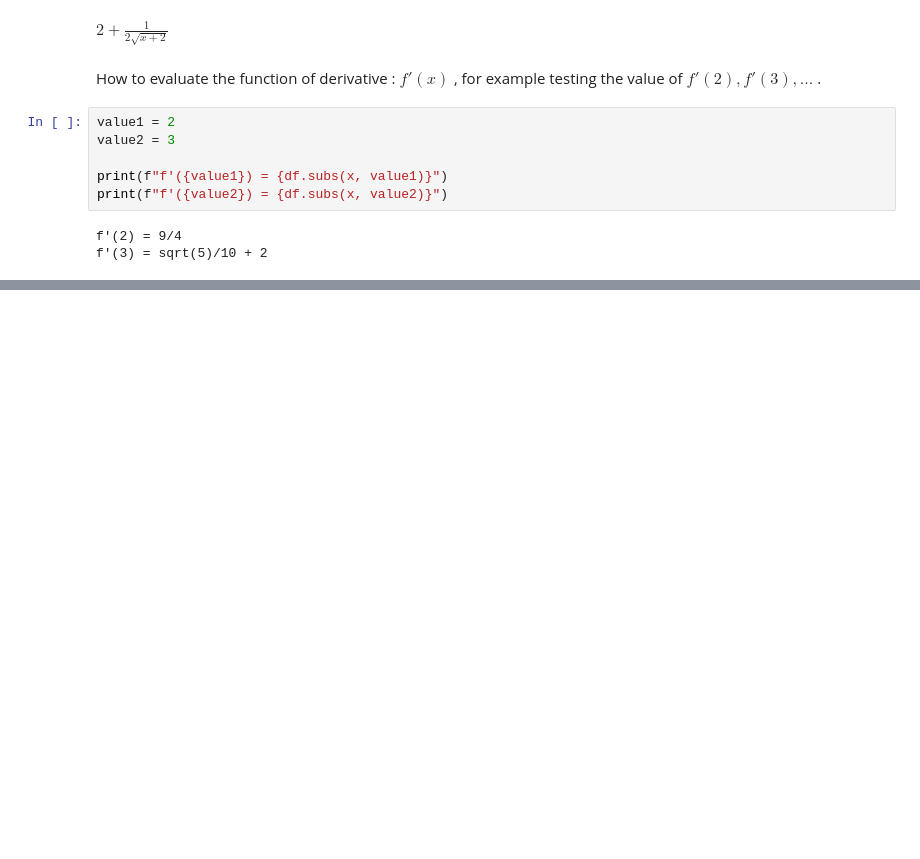
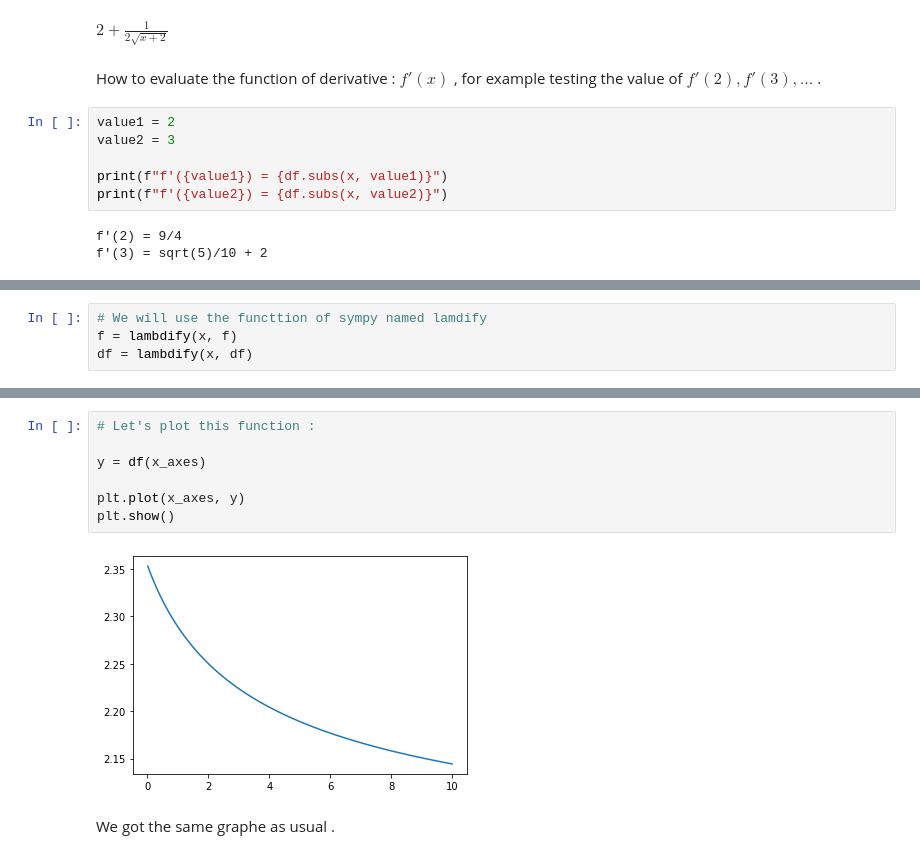
Before and after one commit to Ashraf-Khabar/Data-Science-Docs, a Jupyter notebook: Maths With Python/functions.ipynb, the cells around one changed output, grey strips where cells are left out. Saved outputs shown, nothing was run; the diff lists cells and outputs as text; blank space fills up the shorter version.

```diff
--- a/Maths With Python/functions.ipynb
+++ b/Maths With Python/functions.ipynb
@@ -261,0 +264,4 @@ f'(3) = sqrt(5)/10 + 2
+# %%
+# We will use the functtion of sympy named lamdify
+f = lambdify(x, f)
+df = lambdify(x, df)
@@ -261,0 +281,11 @@ f'(3) = sqrt(5)/10 + 2
+# %%
+# Let's plot this function :
+
+y = df(x_axes)
+
+plt.plot(x_axes, y)
+plt.show()
+# %% [output]
+[figure, added]
+# %% [markdown]
+We got the same graphe as usual .
```
Also changed, not shown: parts of 4 cells of this notebook.
